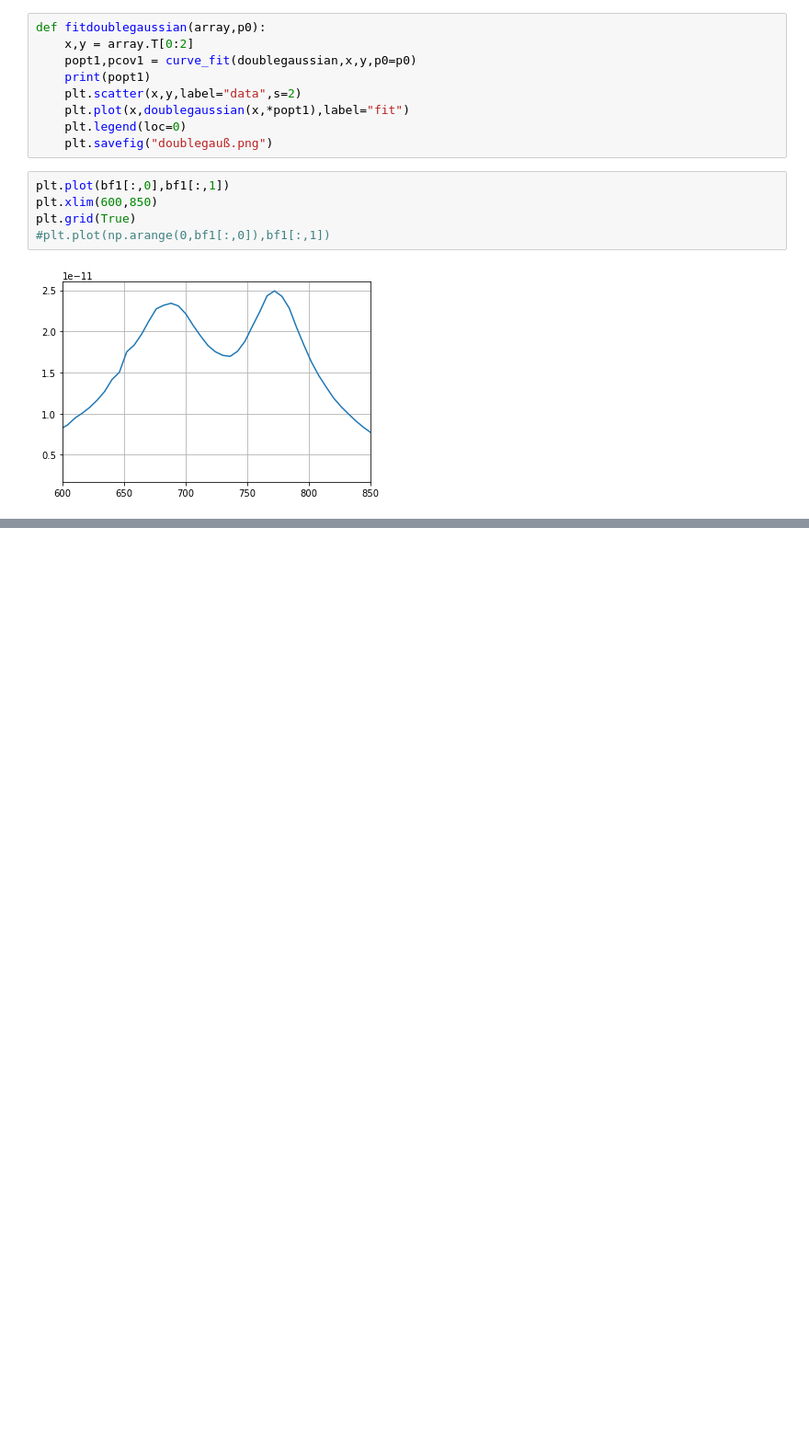
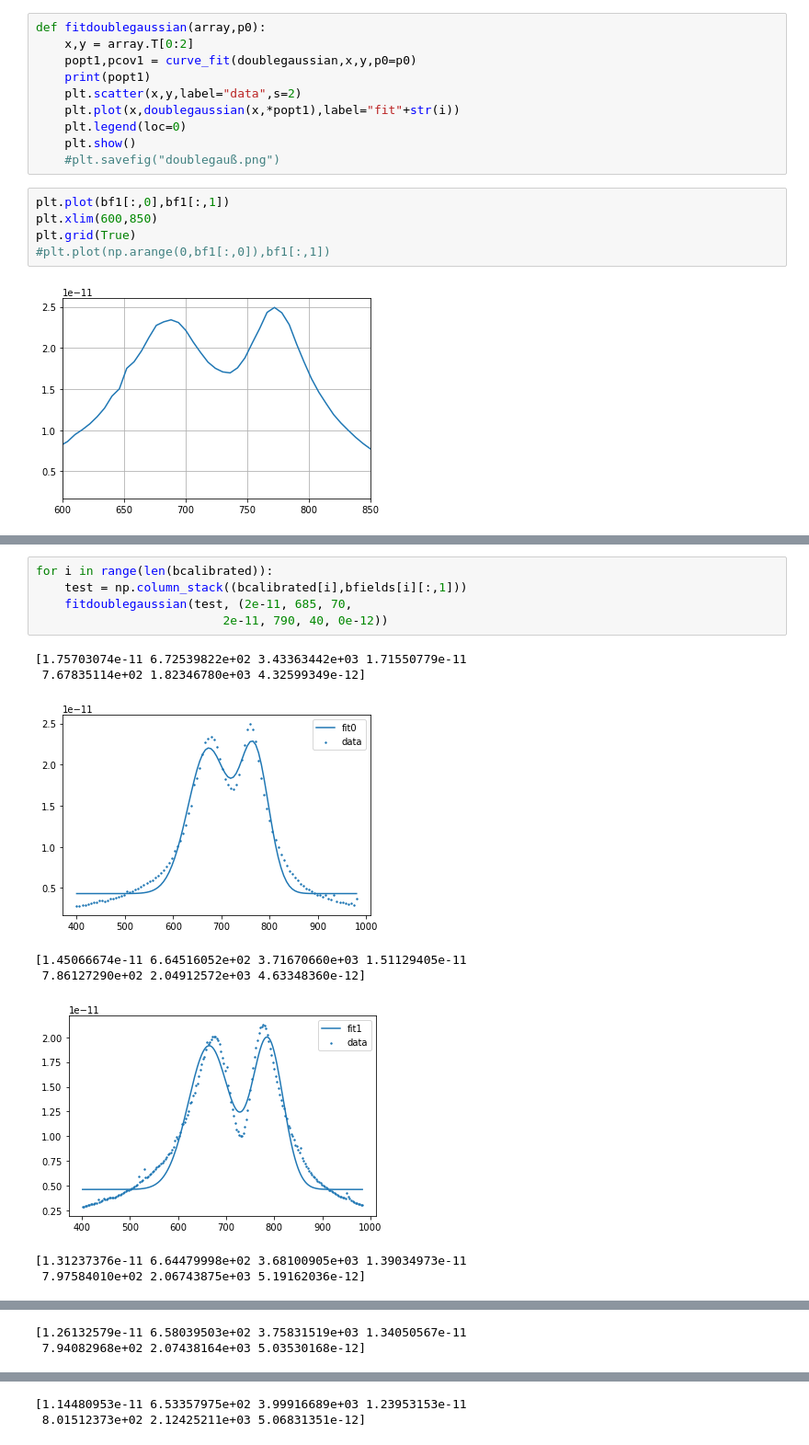
Before and after one commit to CaptainNikon/A2-, a Jupyter notebook: Auswertung.ipynb, the cells around one changed output, grey strips where cells are left out. Shown: that part at 92% size. Saved outputs shown, nothing was run; the diff lists cells and outputs as text; blank space fills up the shorter version.

```diff
--- a/Auswertung.ipynb
+++ b/Auswertung.ipynb
@@ -71,9 +82,10 @@ def fitdoublegaussian(array,p0):
     popt1,pcov1 = curve_fit(doublegaussian,x,y,p0=p0)
     print(popt1)
     plt.scatter(x,y,label="data",s=2)
-    plt.plot(x,doublegaussian(x,*popt1),label="fit")
+    plt.plot(x,doublegaussian(x,*popt1),label="fit"+str(i))
     plt.legend(loc=0)
-    plt.savefig("doublegauß.png")
+    plt.show()
+    #plt.savefig("doublegauß.png")
 # %%
 plt.plot(bf1[:,0],bf1[:,1])
 plt.xlim(600,850)
@@ -90 +102,15 @@ fitdoublegaussian(bf1, (2e-11, 685, 70,
 [figure]
+# %%
+for i in range(len(bcalibrated)):
+    test = np.column_stack((bcalibrated[i],bfields[i][:,1]))
+    fitdoublegaussian(test, (2e-11, 685, 70,
+                          2e-11, 790, 40, 0e-12))
+# %% [output]
+[1.75703074e-11 6.72539822e+02 3.43363442e+03 1.71550779e-11
+ 7.67835114e+02 1.82346780e+03 4.32599349e-12]
+[figure, added]
+[1.45066674e-11 6.64516052e+02 3.71670660e+03 1.51129405e-11
+ 7.86127290e+02 2.04912572e+03 4.63348360e-12]
+[figure, added]
+[1.31237376e-11 6.64479998e+02 3.68100905e+03 1.39034973e-11
+ 7.97584010e+02 2.06743875e+03 5.19162036e-12]
@@ -90,0 +118,2 @@ fitdoublegaussian(bf1, (2e-11, 685, 70,
+[1.26132579e-11 6.58039503e+02 3.75831519e+03 1.34050567e-11
+ 7.94082968e+02 2.07438164e+03 5.03530168e-12]
@@ -90,0 +121,2 @@ fitdoublegaussian(bf1, (2e-11, 685, 70,
+[1.14480953e-11 6.53357975e+02 3.99916689e+03 1.23953153e-11
+ 8.01512373e+02 2.12425211e+03 5.06831351e-12]
```
Also changed, not shown: parts of 4 cells of this notebook, 1 other file.
